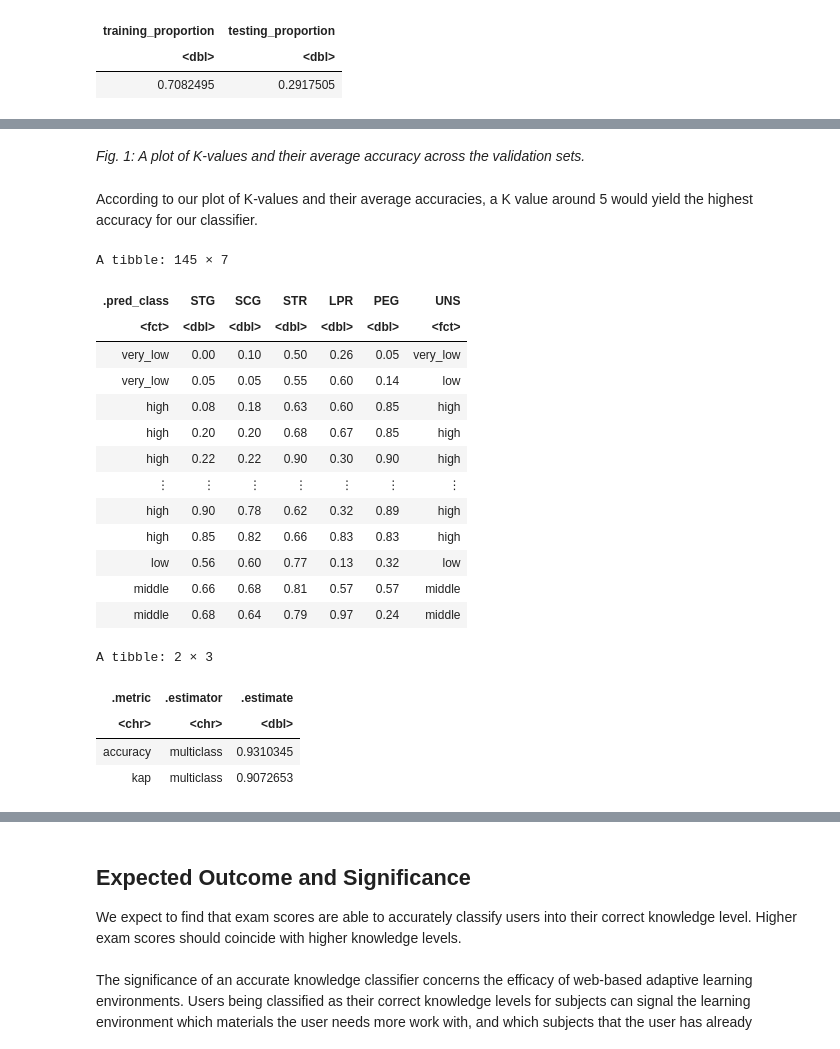
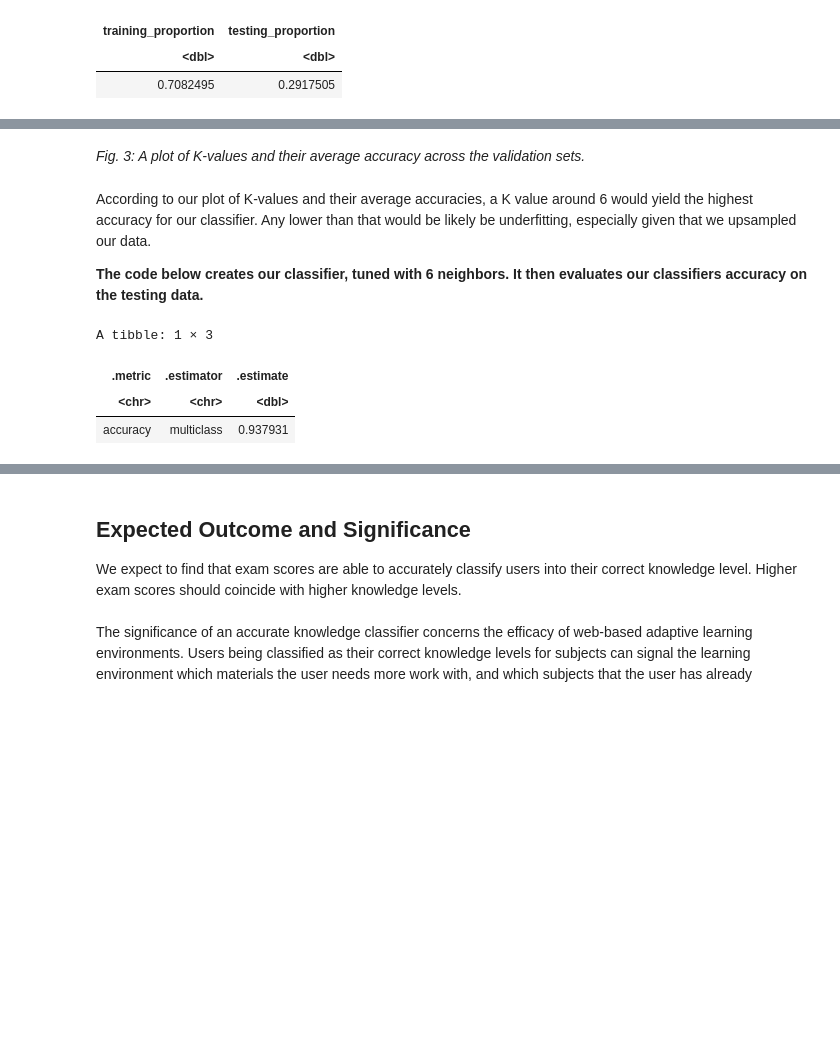
Before and after one commit to knices/user-knowledge-project, a Jupyter notebook: final report.ipynb, the cells around one changed output, grey strips where cells are left out. Drawn from its saved outputs; the diff is of its cells as text; code cells hidden in the pictures; blank space fills up the shorter version.

```diff
--- a/final report.ipynb
+++ b/final report.ipynb
@@ -343,45 +356,33 @@ A tibble: 20 × 3
 # %% [markdown]
-*Fig. 1: A plot of K-values and their average accuracy across the validation sets.*
+*Fig. 3: A plot of K-values and their average accuracy across the validation sets.*
 # %% [markdown]
-According to our plot of K-values and their average accuracies, a K value around 5 would yield the highest accuracy for our classifier.
+According to our plot of K-values and their average accuracies, a K value around 6 would yield the highest accuracy for our classifier. Any lower than that would be likely be underfitting, especially given that we upsampled our data. <br />
+
+**The code below creates our classifier, tuned with 6 neighbors. It then evaluates our classifiers accuracy on the testing data.**
 # %%
-spec_best_k <- nearest_neighbor(weight_func = "rectangular", neighbors = 5) %>%
+# Classifier model with best K
+spec_best_k <- nearest_neighbor(weight_func = "rectangular", neighbors = 6) %>%
     set_engine("kknn") %>%
     set_mode("classification")
 
 spec_fit <- workflow() %>%
     add_recipe(recipe_2_predictors) %>%
     add_model(spec_best_k) %>%
     fit(data = upsampled_training)
 
 predictions <- predict(spec_fit, testing_data) %>%
     bind_cols(testing_data)
 
-predictions
 
 
 
 prediction_accuracy <- predictions %>%
-    metrics(truth = UNS, estimate = .pred_class)
+    metrics(truth = UNS, estimate = .pred_class) %>%
+    filter(.metric == "accuracy")
 
 prediction_accuracy
 # %% [output]
-A tibble: 145 × 7
+A tibble: 1 × 3
-| .pred_class | STG | SCG | STR | LPR | PEG | UNS |
-| <fct> | <dbl> | <dbl> | <dbl> | <dbl> | <dbl> | <fct> |
-| very_low | 0.00 | 0.10 | 0.50 | 0.26 | 0.05 | very_low |
-| very_low | 0.05 | 0.05 | 0.55 | 0.60 | 0.14 | low |
-| high | 0.08 | 0.18 | 0.63 | 0.60 | 0.85 | high |
-| high | 0.20 | 0.20 | 0.68 | 0.67 | 0.85 | high |
-| high | 0.22 | 0.22 | 0.90 | 0.30 | 0.90 | high |
-| ⋮ | ⋮ | ⋮ | ⋮ | ⋮ | ⋮ | ⋮ |
-| high | 0.90 | 0.78 | 0.62 | 0.32 | 0.89 | high |
-| high | 0.85 | 0.82 | 0.66 | 0.83 | 0.83 | high |
-| low | 0.56 | 0.60 | 0.77 | 0.13 | 0.32 | low |
-| middle | 0.66 | 0.68 | 0.81 | 0.57 | 0.57 | middle |
-| middle | 0.68 | 0.64 | 0.79 | 0.97 | 0.24 | middle |
+| .metric | .estimator | .estimate |
+| <chr> | <chr> | <dbl> |
+| accuracy | multiclass | 0.937931 |
-A tibble: 2 × 3
-| .metric | .estimator | .estimate |
-| <chr> | <chr> | <dbl> |
-| accuracy | multiclass | 0.9310345 |
-| kap | multiclass | 0.9072653 |
```
Also changed, not shown: parts of 22 cells of this notebook.
